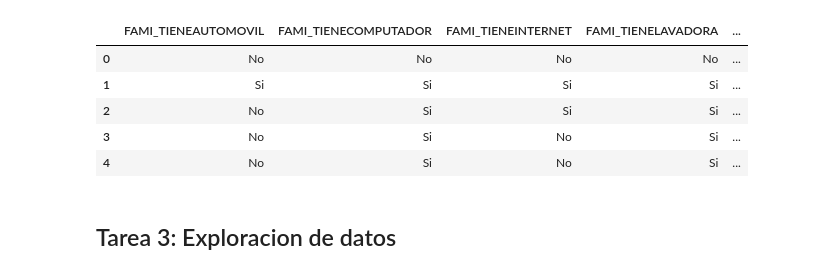
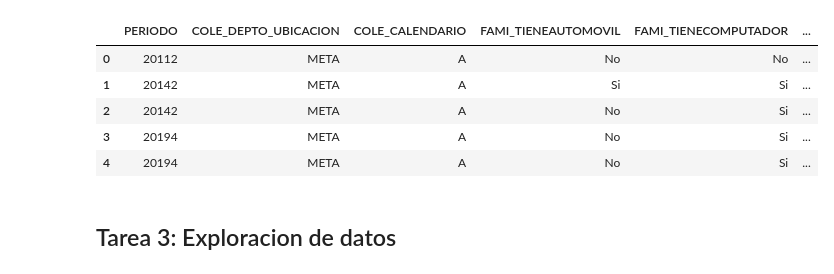
Before and after one commit to vcalderonmol/Proyecto3, a Jupyter notebook: Tarea 3.ipynb, the cells around one changed output. Drawn from its saved outputs; the diff is of its cells as text; code cells hidden in the pictures.

```diff
--- a/Tarea 3.ipynb
+++ b/Tarea 3.ipynb
@@ -1,29 +5,30 @@
 # %%
-import pandas as pd
 
 # Lee el archivo CSV
 data_df = pd.read_csv("Filtered_Resultados_Saber_11.csv")
 
 # Asigna los nombres de las columnas
-column_names = ['FAMI_TIENEAUTOMOVIL', 'FAMI_TIENECOMPUTADOR', 'FAMI_TIENEINTERNET', 'FAMI_TIENELAVADORA', 'PUNT_GLOBAL', 'COLE_AREA_UBICACION', 'COLE_COD_DEPTO_UBICACION', 'COLE_CALENDARIO']
+column_names = ['PERIODO', 'COLE_DEPTO_UBICACION', 'COLE_CALENDARIO',
+    'FAMI_TIENEAUTOMOVIL', 'FAMI_TIENECOMPUTADOR', 'FAMI_TIENEINTERNET',
+    'FAMI_TIENELAVADORA', 'PUNT_GLOBAL', 'COLE_AREA_UBICACION']
 data_df.columns = column_names
 
 # Elimina la primera fila del DataFrame
 #data_df = data_df.drop(index=0)
 
 # Mover la columna "PUNT_GLOBAL" al final
 punt_global_col = data_df.pop('PUNT_GLOBAL')
 data_df['PUNT_GLOBAL'] = punt_global_col
 
 # Muestra las primeras filas del DataFrame con los cambios aplicados
 data_df.head()
 # %% [output]
-|  | FAMI_TIENEAUTOMOVIL | FAMI_TIENECOMPUTADOR | FAMI_TIENEINTERNET | FAMI_TIENELAVADORA | ... |
-| 0 | No | No | No | No | ... |
-| 1 | Si | Si | Si | Si | ... |
-| 2 | No | Si | Si | Si | ... |
-| 3 | No | Si | No | Si | ... |
-| 4 | No | Si | No | Si | ... |
+|  | PERIODO | COLE_DEPTO_UBICACION | COLE_CALENDARIO | FAMI_TIENEAUTOMOVIL | FAMI_TIENECOMPUTADOR | ... |
+| 0 | 20112 | META | A | No | No | ... |
+| 1 | 20142 | META | A | Si | Si | ... |
+| 2 | 20142 | META | A | No | Si | ... |
+| 3 | 20194 | META | A | No | Si | ... |
+| 4 | 20194 | META | A | No | Si | ... |
 # %%
 import numpy as np
 import pandas as pd
```
Also changed, not shown: parts of 5 cells of this notebook.
